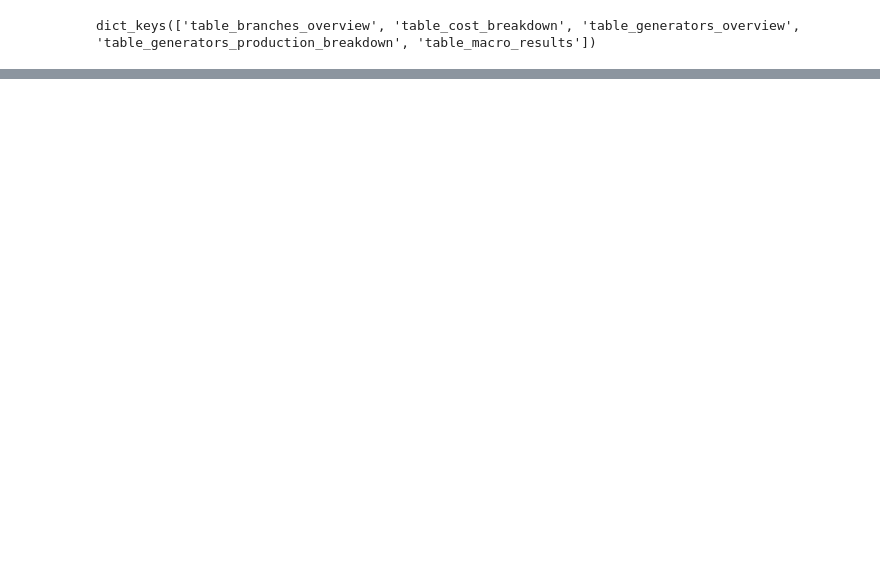
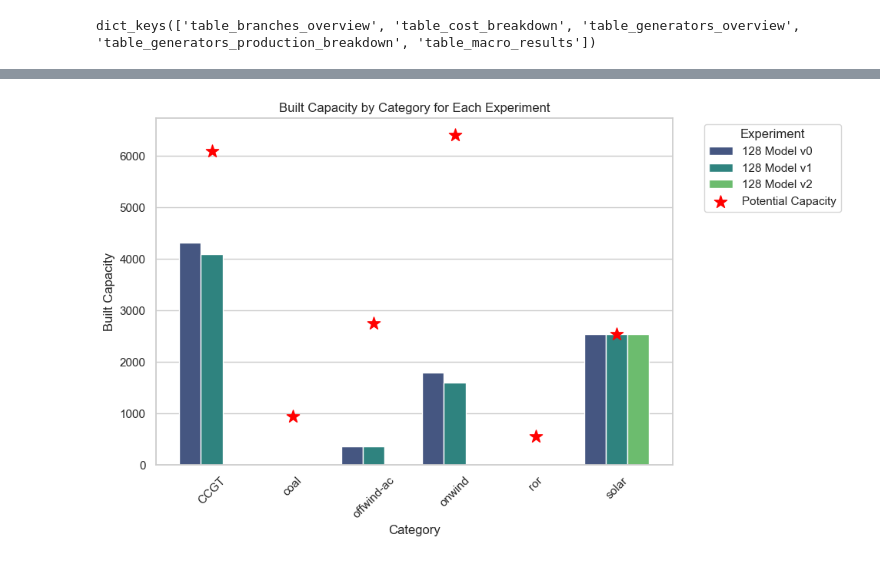
Before and after one commit to TinusAlsos/master_project, a Jupyter notebook: notebooks/compare_runs.ipynb, the cells around one changed output, grey strips where cells are left out. Saved outputs shown, nothing was run; the diff lists cells and outputs as text; code cells hidden in the pictures; blank space fills up the shorter version.

```diff
--- a/notebooks/compare_runs.ipynb
+++ b/notebooks/compare_runs.ipynb
@@ -260,0 +457,4 @@ table_macro_results
+# %%
+plot_capacity_by_category(table_generators_overview)
+# %% [output]
+[figure, added]
```
Also changed, not shown: parts of 26 cells of this notebook, 5 other files.
